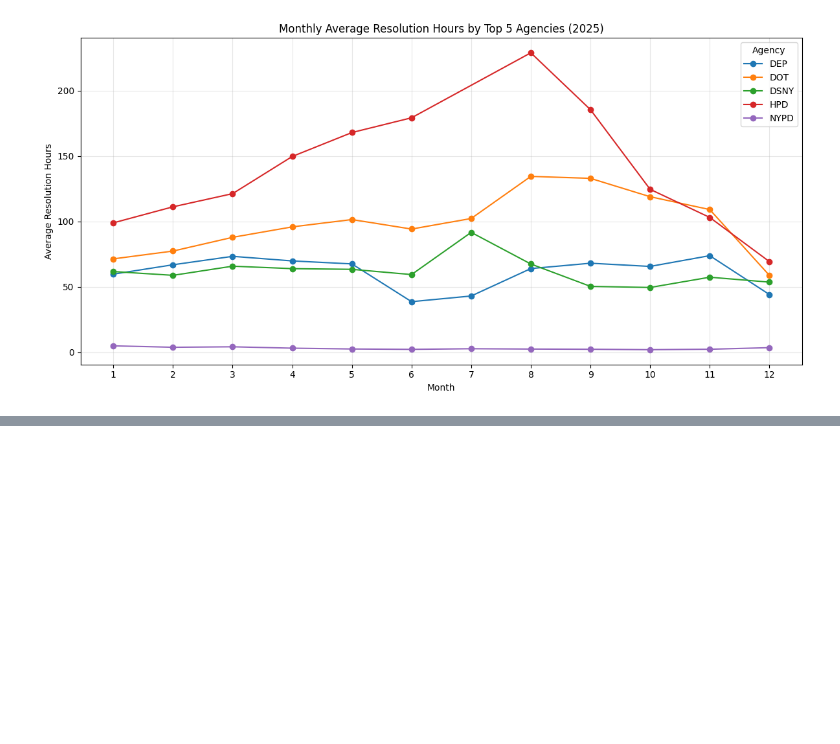
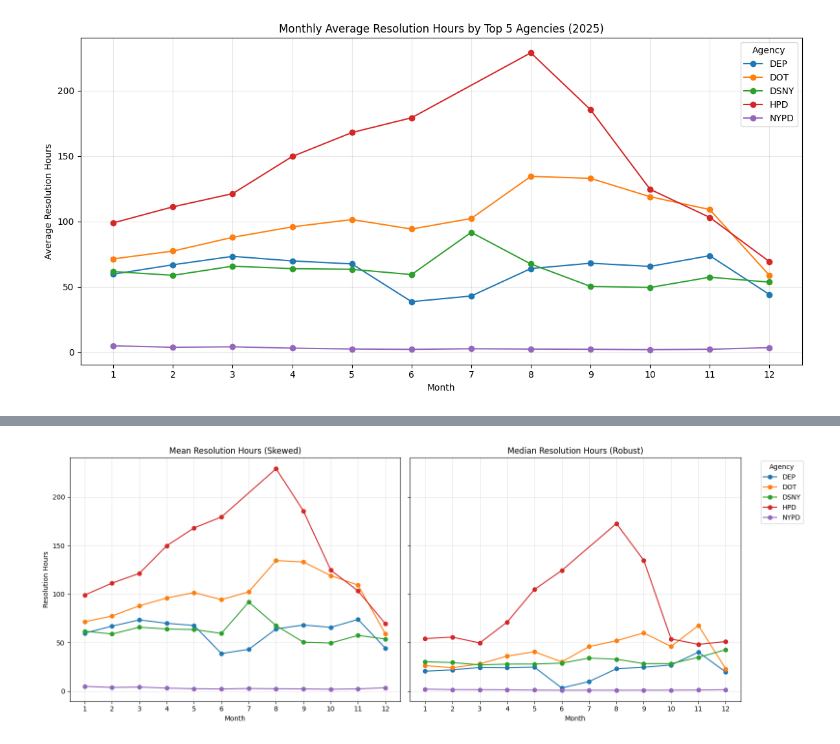
Before and after one commit to yerapark/nyc-311-service-analysis, a Jupyter notebook: notebooks/03_full_year_modeling.ipynb, the cells around one changed output, grey strips where cells are left out. Saved outputs shown, nothing was run; the diff lists cells and outputs as text; code cells hidden in the pictures; blank space fills up the shorter version.

```diff
--- a/notebooks/03_full_year_modeling.ipynb
+++ b/notebooks/03_full_year_modeling.ipynb
@@ -713,0 +584,37 @@ plt.show()
+# %%
+# Visualize Mean and Median Resolution Hours by Agencies
+agency_monthly_mean = (
+    df4.groupby(["agency", "month"])["resolution_hours"]
+       .mean()
+       .reset_index()
+)
+
+fig, axes = plt.subplots(1, 2, figsize=(16, 6), sharey=True)
+
+# Mean plot
+for agency in agency_monthly_mean["agency"].unique():
+    subset = agency_monthly_mean[agency_monthly_mean["agency"] == agency]
+    axes[0].plot(subset["month"], subset["resolution_hours"], marker="o", label=agency)
+
+axes[0].set_title("Mean Resolution Hours (Skewed)")
+axes[0].set_xlabel("Month")
+axes[0].set_ylabel("Resolution Hours")
+axes[0].set_xticks(range(1, 13))
+axes[0].grid(True, alpha=0.3)
+
+# Median plot
+for agency in agency_monthly_median["agency"].unique():
+    subset = agency_monthly_median[agency_monthly_median["agency"] == agency]
+    axes[1].plot(subset["month"], subset["resolution_hours"], marker="o", label=agency)
+
+axes[1].set_title("Median Resolution Hours (Robust)")
+axes[1].set_xlabel("Month")
+axes[1].set_xticks(range(1, 13))
+axes[1].grid(True, alpha=0.3)
+
+axes[1].legend(title="Agency", bbox_to_anchor=(1.05, 1), loc="upper left")
+
+plt.tight_layout()
+plt.show()
+# %% [output]
+[figure, added]
```
Also changed, not shown: parts of 42 cells of this notebook, 1 other file.
